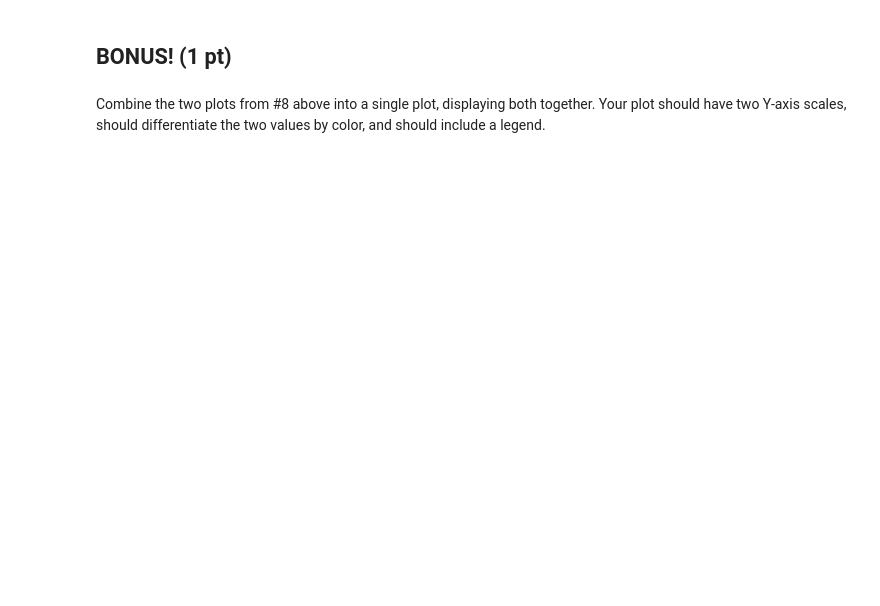
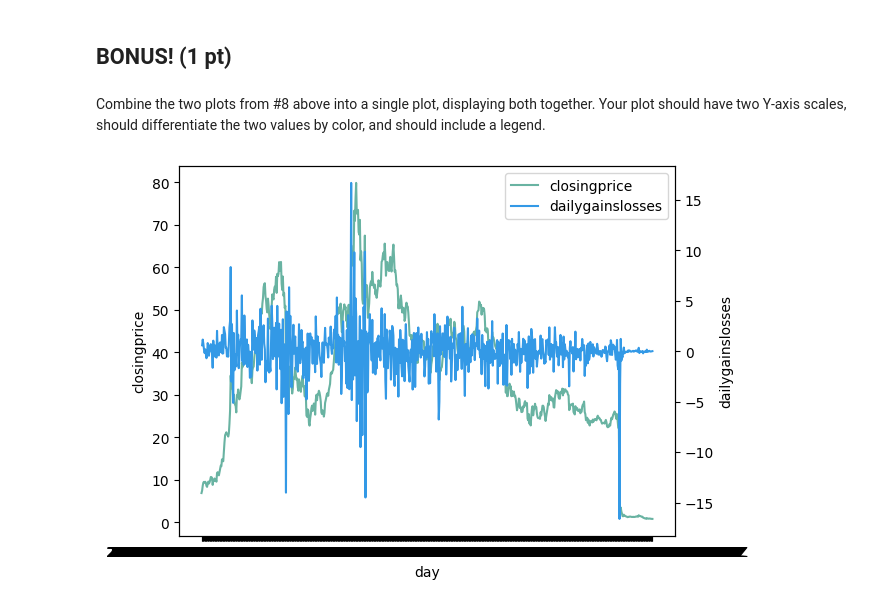
Before and after one commit to setran11/ds1002-mnd4up, a Jupyter notebook: labs/lab1/lab1-ftx-stock-pricing.ipynb, the cells around one changed output. Drawn from its saved outputs; the diff is of its cells as text; code cells hidden in the pictures; blank space fills up the shorter version.

```diff
--- a/labs/lab1/lab1-ftx-stock-pricing.ipynb
+++ b/labs/lab1/lab1-ftx-stock-pricing.ipynb
@@ -251,3 +286,26 @@ Finally, create two separate plots of the data -- one for the daily closing pric
 ## BONUS! (1 pt)
 # %% [markdown]
 Combine the two plots from #8 above into a single plot, displaying both together. Your plot should have two Y-axis scales, should differentiate the two values by color, and should include a legend.
+# %%
+color_closingprice = "#69b3a2"
+color_dailygainslosses = "#3399e6"
+
+fig, ax1 = plt.subplots()
+ax1.set_xlabel("day")
+ax1.set_ylabel("closingprice")
+plt.plot(day, closing_price, color=color_closingprice, label="closingprice")
+
+ax2 = ax1.twinx()
+ax2.set_ylabel("dailygainslosses")
+plt.plot(days, daily_gains_losses, color=color_dailygainslosses, label="dailygainslosses")
+
+lines_1, labels_1 = ax1.get_legend_handles_labels()
+lines_2, labels_2 = ax2.get_legend_handles_labels()
+
+lines = lines_1 + lines_2
+labels = labels_1 + labels_2
+
+plt.legend(lines,labels)
+plt.show()
+# %% [output]
+[figure, added]
```
Also changed, not shown: parts of 4 cells of this notebook.
